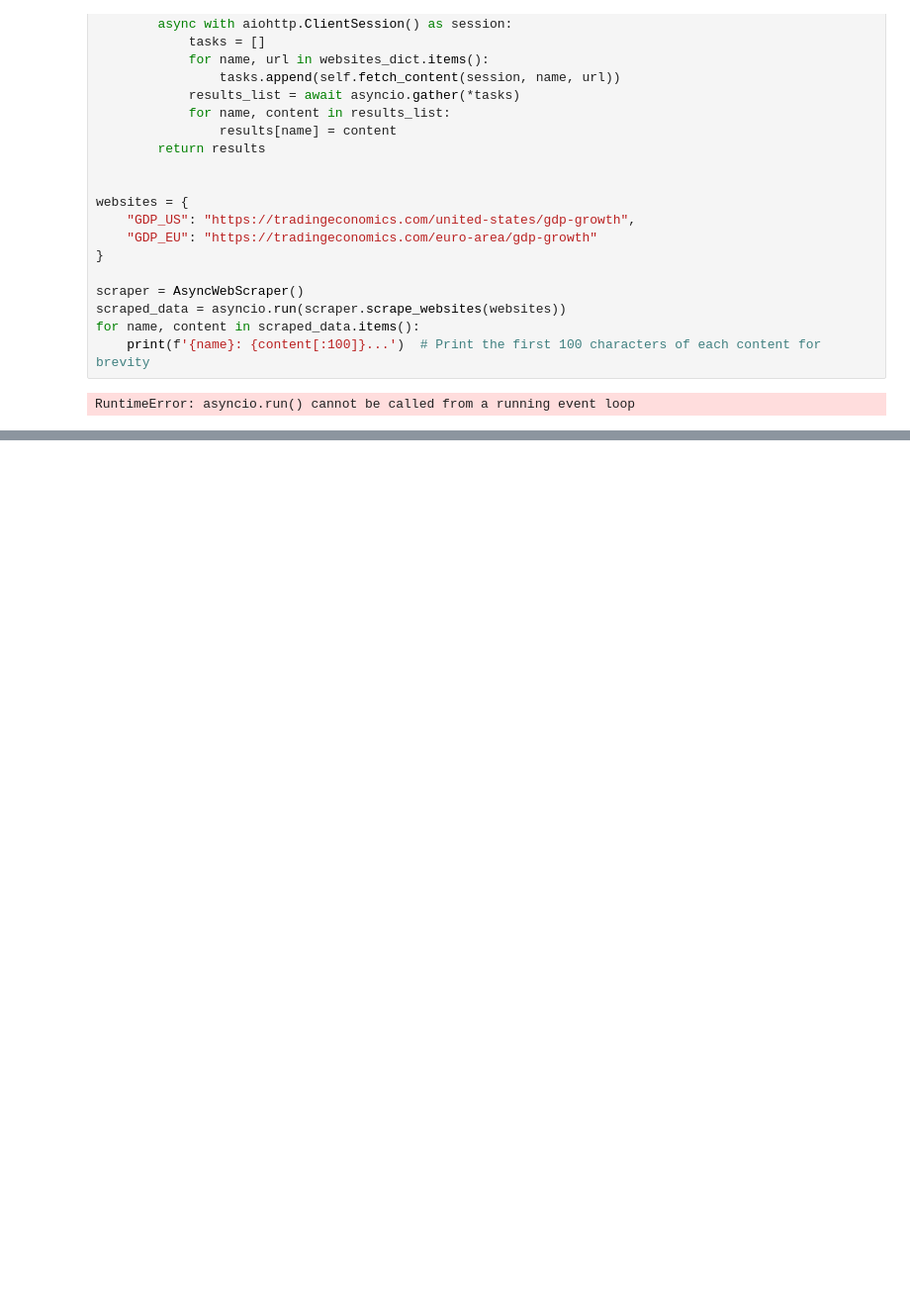
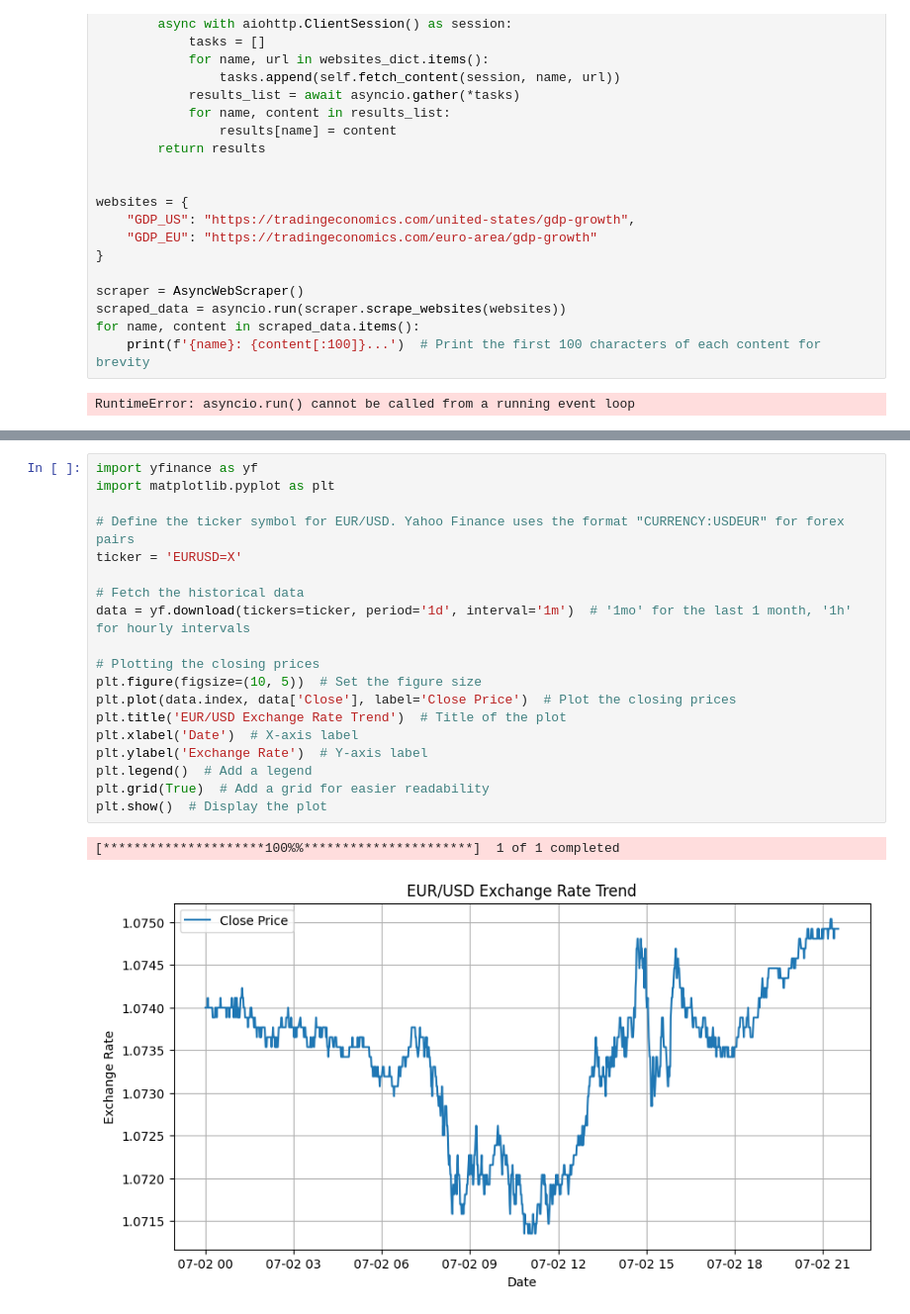
Before and after one commit to xifan828/fx-assistant, a Jupyter notebook: ai/test.ipynb, the cells around one changed output, grey strips where cells are left out. Shown: that part at 99% size. Saved outputs shown, nothing was run; the diff lists cells and outputs as text; blank space fills up the shorter version.

```diff
--- a/ai/test.ipynb
+++ b/ai/test.ipynb
@@ -77,0 +115,22 @@ RuntimeError: asyncio.run() cannot be called from a running event loop
+# %%
+import yfinance as yf
+import matplotlib.pyplot as plt
+
+# Define the ticker symbol for EUR/USD. Yahoo Finance uses the format "CURRENCY:USDEUR" for forex pairs
+ticker = 'EURUSD=X'
+
+# Fetch the historical data
+data = yf.download(tickers=ticker, period='1d', interval='1m')  # '1mo' for the last 1 month, '1h' for hourly intervals
+
+# Plotting the closing prices
+plt.figure(figsize=(10, 5))  # Set the figure size
+plt.plot(data.index, data['Close'], label='Close Price')  # Plot the closing prices
+plt.title('EUR/USD Exchange Rate Trend')  # Title of the plot
+plt.xlabel('Date')  # X-axis label
+plt.ylabel('Exchange Rate')  # Y-axis label
+plt.legend()  # Add a legend
+plt.grid(True)  # Add a grid for easier readability
+plt.show()  # Display the plot
+# %% [output]
+[*********************100%%**********************]  1 of 1 completed
+[figure, added]
```
Also changed, not shown: parts of 14 cells of this notebook, 2 other files.
